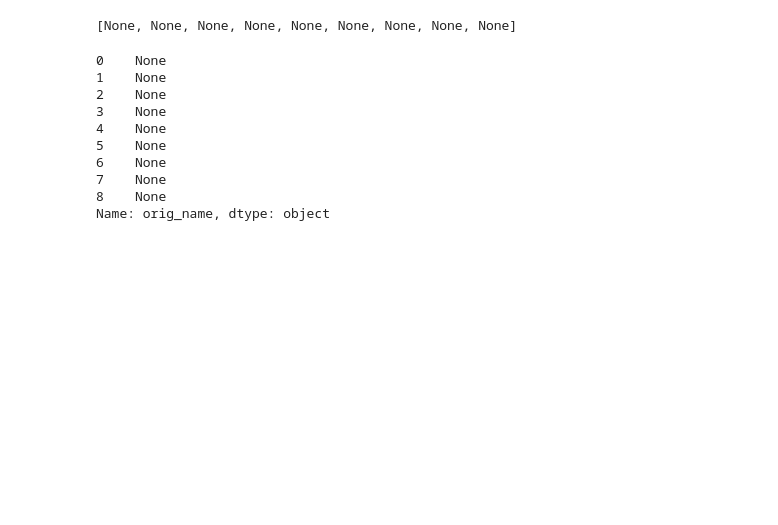
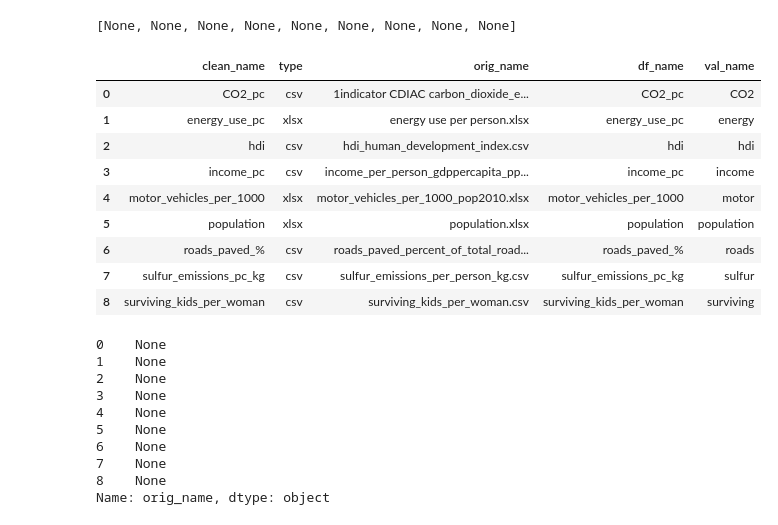
Before and after one commit to limegimlet/data_analysis_gapminder_co2, a Jupyter notebook: gapminder/make_df.ipynb, the cells around one changed output. Saved outputs shown, nothing was run; the diff lists cells and outputs as text; code cells hidden in the pictures; blank space fills up the shorter version.

```diff
--- a/gapminder/make_df.ipynb
+++ b/gapminder/make_df.ipynb
@@ -59,7 +59,6 @@ def clean_gapminder_df(df):
 
     # remove special chars & accents
     df['country'] = df['country'].apply(force_to_unicode)
-    df.columns = df.columns.apply(force_to_unicode)
     #df['country'] = df['country'].apply(unidecode.unidecode, 'utf_8')
     df['country'] = df['country'].apply(remove_special_char)
 
@@ -264,6 +263,27 @@ def update_name(df, clean_name):
 map(update_name, dfs, files_df['clean_name'].values)
 # %% [output]
 [None, None, None, None, None, None, None, None, None]
+# %%
+# update files_df to list df.names
+
+dfnames = [df.name for df in dfs]
+files_df['df_val_name'] = dfnames
+files_df.rename(columns={'df_val_name' : 'df_name'}, inplace=True)
+# %%
+valnames = [name.split('_')[0] for name in dfnames]
+files_df['val_name'] = valnames
+files_df
+# %% [output]
+|  | clean_name | type | orig_name | df_name | val_name |
+| 0 | CO2_pc | csv | 1indicator CDIAC carbon_dioxide_e... | CO2_pc | CO2 |
+| 1 | energy_use_pc | xlsx | energy use per person.xlsx | energy_use_pc | energy |
+| 2 | hdi | csv | hdi_human_development_index.csv | hdi | hdi |
+| 3 | income_pc | csv | income_per_person_gdppercapita_pp... | income_pc | income |
+| 4 | motor_vehicles_per_1000 | xlsx | motor_vehicles_per_1000_pop2010.xlsx | motor_vehicles_per_1000 | motor |
+| 5 | population | xlsx | population.xlsx | population | population |
+| 6 | roads_paved_% | csv | roads_paved_percent_of_total_road... | roads_paved_% | roads |
+| 7 | sulfur_emissions_pc_kg | csv | sulfur_emissions_per_person_kg.csv | sulfur_emissions_pc_kg | sulfur |
+| 8 | surviving_kids_per_woman | csv | surviving_kids_per_woman.csv | surviving_kids_per_woman | surviving |
 # %%
 # save as CSV using cleaned name
 '''def clean_to_csv(df):
```
